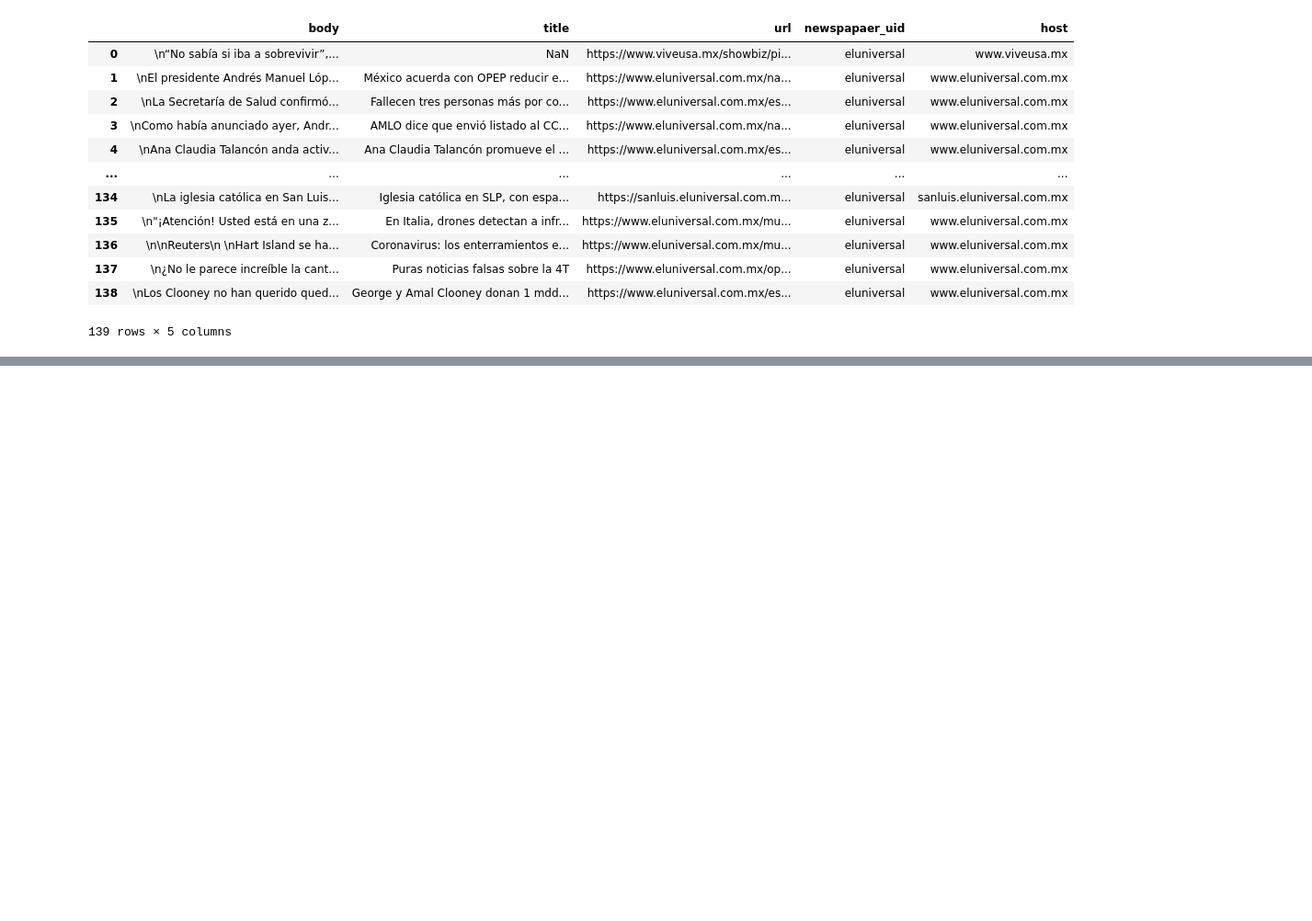
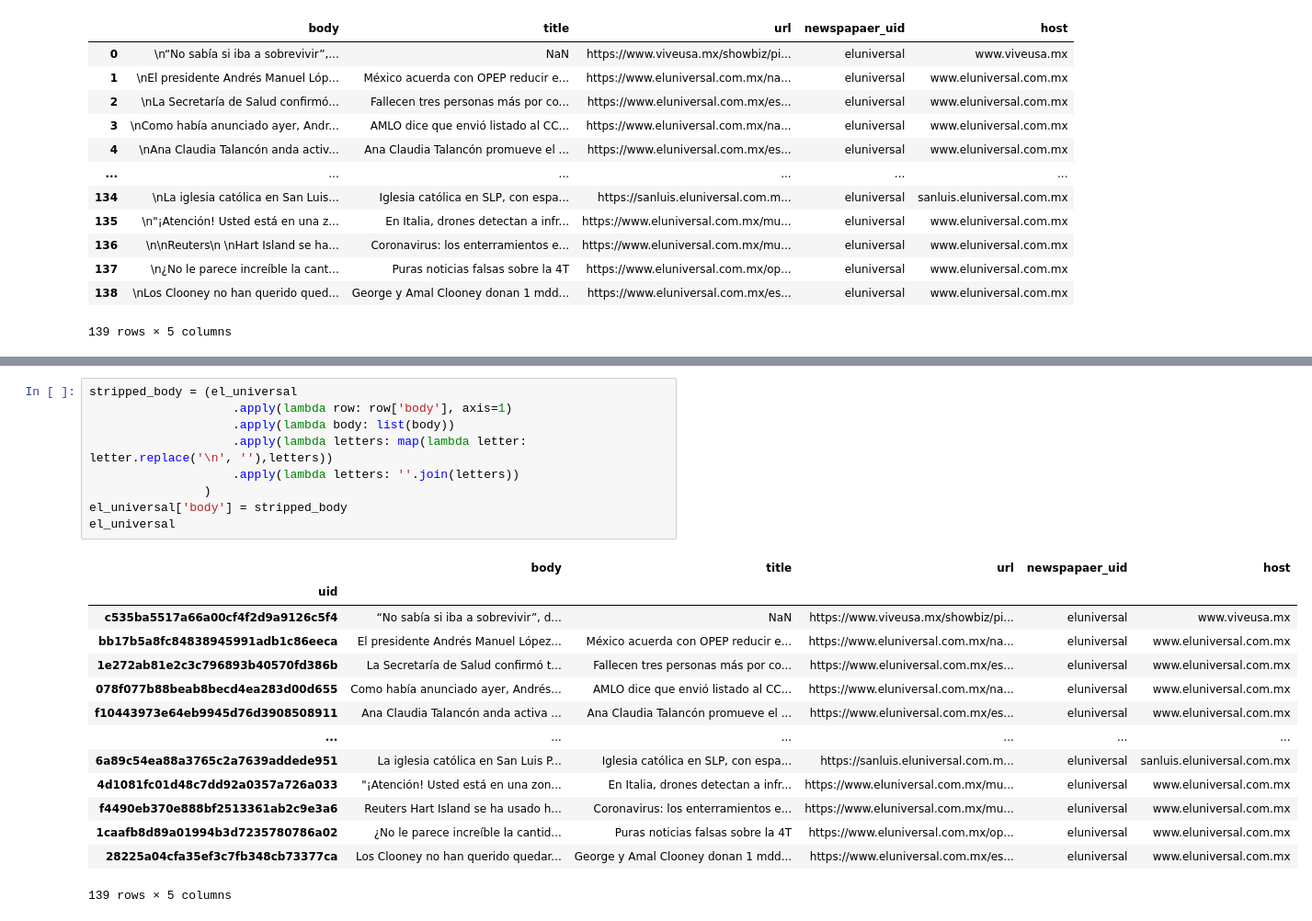
Before and after one commit to Luisehica/Data_Engineering, a Jupyter notebook: Intro Pandas.ipynb, the cells around one changed output, grey strips where cells are left out. Shown at 92% size. Saved outputs shown, nothing was run; the diff lists cells and outputs as text; blank space fills up the shorter version.

```diff
--- a/Intro Pandas.ipynb
+++ b/Intro Pandas.ipynb
@@ -198,0 +273,24 @@ Name: host, Length: 15, dtype: int64
+# %%
+stripped_body = (el_universal
+                    .apply(lambda row: row['body'], axis=1)
+                    .apply(lambda body: list(body))
+                    .apply(lambda letters: map(lambda letter: letter.replace('\n', ''),letters))
+                    .apply(lambda letters: ''.join(letters))
+                )
+el_universal['body'] = stripped_body
+el_universal
+# %% [output]
+|  | body | title | url | newspapaer_uid | host |
+| uid |  |  |  |  |  |
+| c535ba5517a66a00cf4f2d9a9126c5f4 | “No sabía si iba a sobrevivir”, d... | NaN | https://www.viveusa.mx/showbiz/pi... | eluniversal | www.viveusa.mx |
+| bb17b5a8fc84838945991adb1c86eeca | El presidente Andrés Manuel López... | México acuerda con OPEP reducir e... | https://www.eluniversal.com.mx/na... | eluniversal | www.eluniversal.com.mx |
+| 1e272ab81e2c3c796893b40570fd386b | La Secretaría de Salud confirmó t... | Fallecen tres personas más por co... | https://www.eluniversal.com.mx/es... | eluniversal | www.eluniversal.com.mx |
+| 078f077b88beab8becd4ea283d00d655 | Como había anunciado ayer, Andrés... | AMLO dice que envió listado al CC... | https://www.eluniversal.com.mx/na... | eluniversal | www.eluniversal.com.mx |
+| f10443973e64eb9945d76d3908508911 | Ana Claudia Talancón anda activa ... | Ana Claudia Talancón promueve el ... | https://www.eluniversal.com.mx/es... | eluniversal | www.eluniversal.com.mx |
+| ... | ... | ... | ... | ... | ... |
+| 6a89c54ea88a3765c2a7639addede951 | La iglesia católica en San Luis P... | Iglesia católica en SLP, con espa... | https://sanluis.eluniversal.com.m... | eluniversal | sanluis.eluniversal.com.mx |
+| 4d1081fc01d48c7dd92a0357a726a033 | "¡Atención! Usted está en una zon... | En Italia, drones detectan a infr... | https://www.eluniversal.com.mx/mu... | eluniversal | www.eluniversal.com.mx |
+| f4490eb370e888bf2513361ab2c9e3a6 | Reuters Hart Island se ha usado h... | Coronavirus: los enterramientos e... | https://www.eluniversal.com.mx/mu... | eluniversal | www.eluniversal.com.mx |
+| 1caafb8d89a01994b3d7235780786a02 | ¿No le parece increíble la cantid... | Puras noticias falsas sobre la 4T | https://www.eluniversal.com.mx/op... | eluniversal | www.eluniversal.com.mx |
+| 28225a04cfa35ef3c7fb348cb73377ca | Los Clooney no han querido quedar... | George y Amal Clooney donan 1 mdd... | https://www.eluniversal.com.mx/es... | eluniversal | www.eluniversal.com.mx |
+139 rows × 5 columns
```
Also changed, not shown: parts of 7 cells of this notebook, 2 other files.
